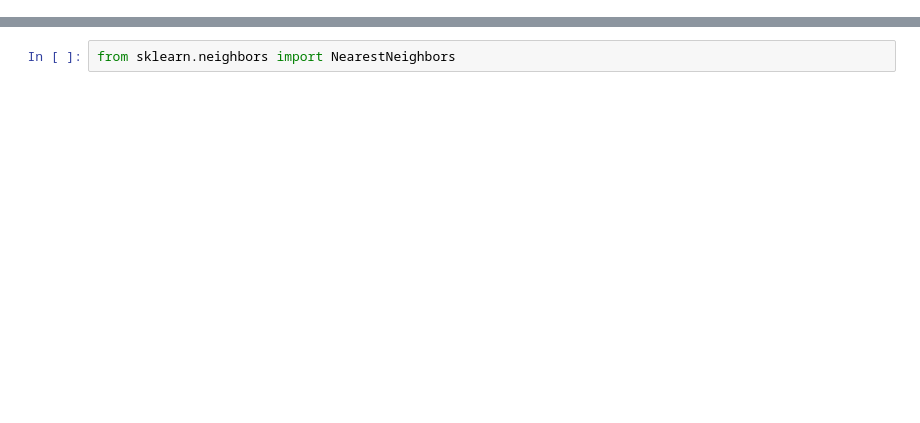
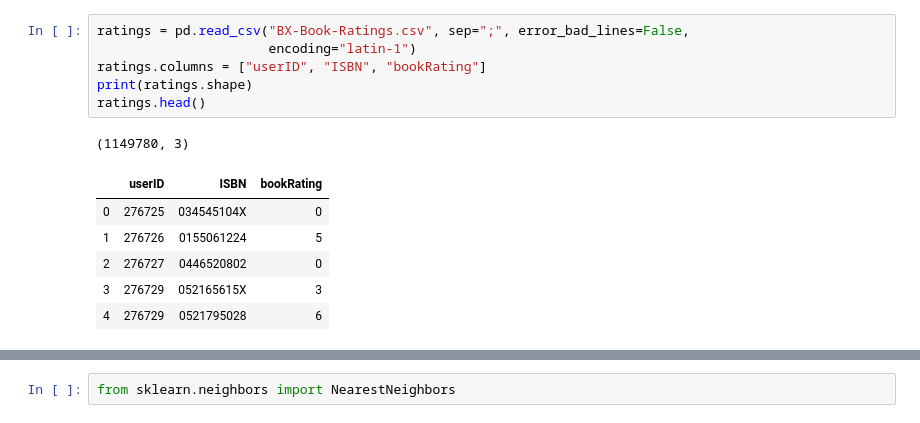
Before and after one commit to veenaramesh/book_recommendation, a Jupyter notebook: knn-book-recommendation.ipynb, the cells around one changed output, grey strips where cells are left out. Cells and saved outputs as stored; diff of their text form; blank space fills up the shorter version.

```diff
--- a/knn-book-recommendation.ipynb
+++ b/knn-book-recommendation.ipynb
@@ -235,0 +51,14 @@ len(combined_onlyUS)
+# %%
+ratings = pd.read_csv("BX-Book-Ratings.csv", sep=";", error_bad_lines=False,
+                      encoding="latin-1")
+ratings.columns = ["userID", "ISBN", "bookRating"]
+print(ratings.shape)
+ratings.head()
+# %% [output]
+(1149780, 3)
+|  | userID | ISBN | bookRating |
+| 0 | 276725 | 034545104X | 0 |
+| 1 | 276726 | 0155061224 | 5 |
+| 2 | 276727 | 0446520802 | 0 |
+| 3 | 276729 | 052165615X | 3 |
+| 4 | 276729 | 0521795028 | 6 |
```
Also changed, not shown: parts of 71 cells of this notebook.
